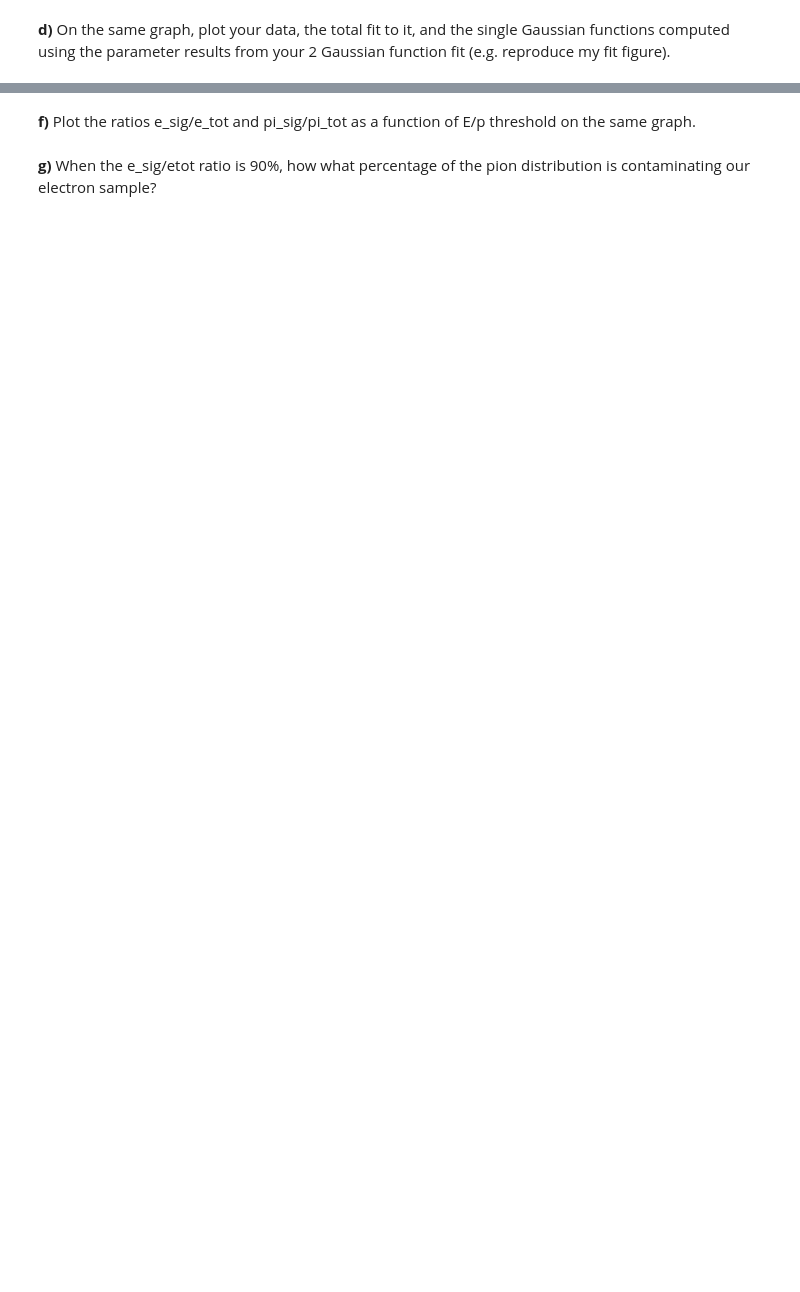
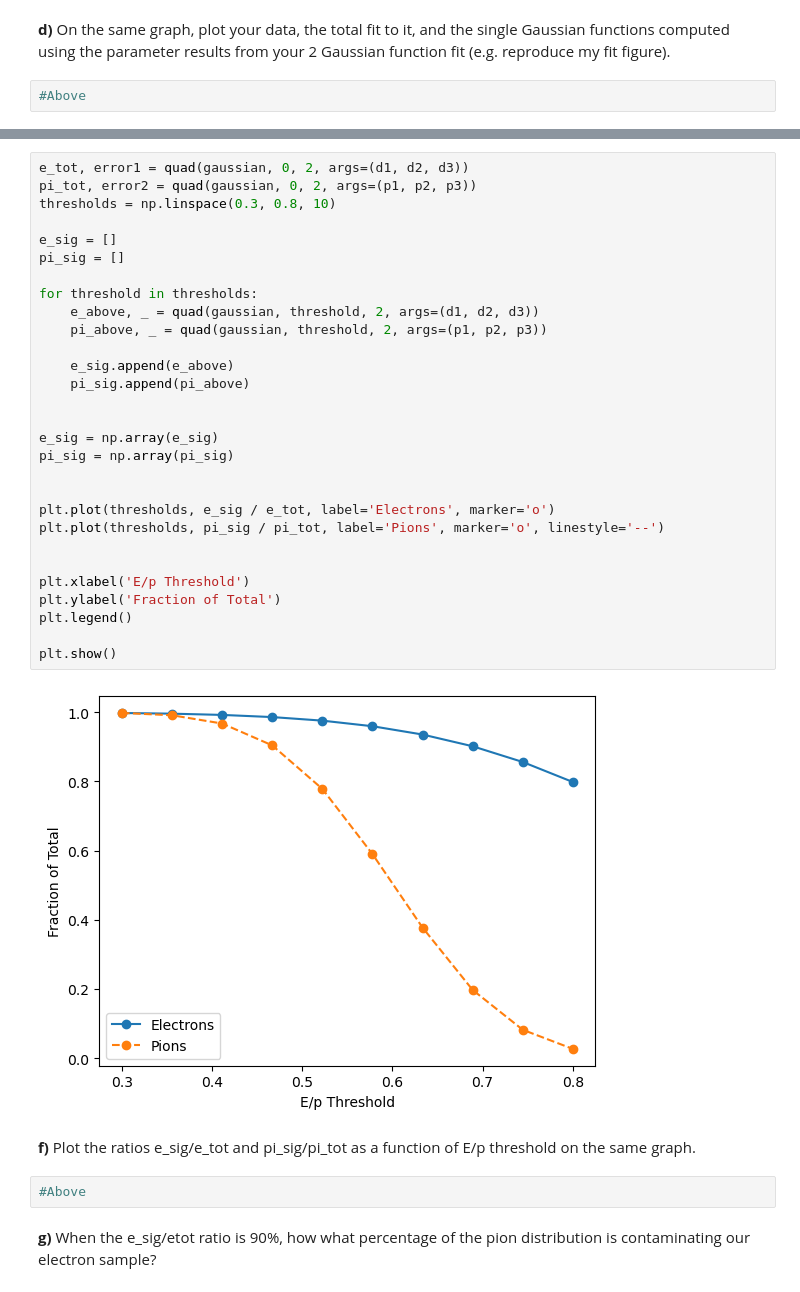
Before and after one commit to mendejf/Phys-3511-Fall24, a Jupyter notebook: Module05/Assignment/Assignment05.ipynb, the cells around one changed output, grey strips where cells are left out. Drawn from its saved outputs; the diff is of its cells as text; blank space fills up the shorter version.

```diff
--- a/Module05/Assignment/Assignment05.ipynb
+++ b/Module05/Assignment/Assignment05.ipynb
@@ -229,5 +291,7 @@ Based on those statistics above is this a good fit? Explain.
 # %% [markdown]
 **d)** On the same graph, plot your data, the total fit to it, and the single Gaussian functions computed using the parameter results from your 2 Gaussian function fit (e.g. reproduce my fit figure).
+# %%
+#Above
 # %% [markdown]
 **e)** We can use the $E/p$ distribution to try to select the maximum number of electrons while minimizing the number of pions that *leak* into our electron signal. We can do this by requireing our selected sample to be larger than some $E/p$ threshold value. Any data that has an $E/p$ value lower then the threshold we throw it out. In a physics analysis this is called a cut. However we need to be careful, if we place a cut at $E/p$ that is too large we will have a really clean electron sample, but throw away a lot of good electrons. On the other hand if we make the $E/p$ cut too low we will keep most of our electrons, but let in a lot of background (pions). So we must compormise between clean data and statistics. To do this lets calculat the total number of electrons we have from $0.0 < E/p < 2$. This can be obtained by integrating (you can use scipy integrators, I used *integrate.quad* when doing this exersise)the electron contribution from our fit. We will call this number e_tot. Do a similar thing for the total pions and call that number pi_tot.
 
@@ -236,7 +300,40 @@ For 10 equally spaced E/p thresholds between 0.3 and 0.8, calculate the number o
 Below is the your graph in part f) should look like.
 
 ![Screen%20Shot%202021-07-15%20at%209.57.52%20AM.png](attachment:Screen%20Shot%202021-07-15%20at%209.57.52%20AM.png)
+# %%
+e_tot, error1 = quad(gaussian, 0, 2, args=(d1, d2, d3))
+pi_tot, error2 = quad(gaussian, 0, 2, args=(p1, p2, p3))
+thresholds = np.linspace(0.3, 0.8, 10)
+
+e_sig = []
+pi_sig = []
+
+for threshold in thresholds:
+    e_above, _ = quad(gaussian, threshold, 2, args=(d1, d2, d3))
+    pi_above, _ = quad(gaussian, threshold, 2, args=(p1, p2, p3))
+
+    e_sig.append(e_above)
+    pi_sig.append(pi_above)
+
+
+e_sig = np.array(e_sig)
+pi_sig = np.array(pi_sig)
+
+
+plt.plot(thresholds, e_sig / e_tot, label='Electrons', marker='o')
+plt.plot(thresholds, pi_sig / pi_tot, label='Pions', marker='o', linestyle='--')
+
+
+plt.xlabel('E/p Threshold')
+plt.ylabel('Fraction of Total')
+plt.legend()
+
+plt.show()
+# %% [output]
+[figure, added]
 # %% [markdown]
 **f)** Plot the ratios e_sig/e_tot and pi_sig/pi_tot as a function of E/p threshold on the same graph.
+# %%
+#Above
 # %% [markdown]
 **g)** When the e_sig/etot ratio is 90%, how what percentage of the pion distribution is contaminating our electron sample?
```
Also changed, not shown: parts of 6 cells of this notebook, 2 other files.
